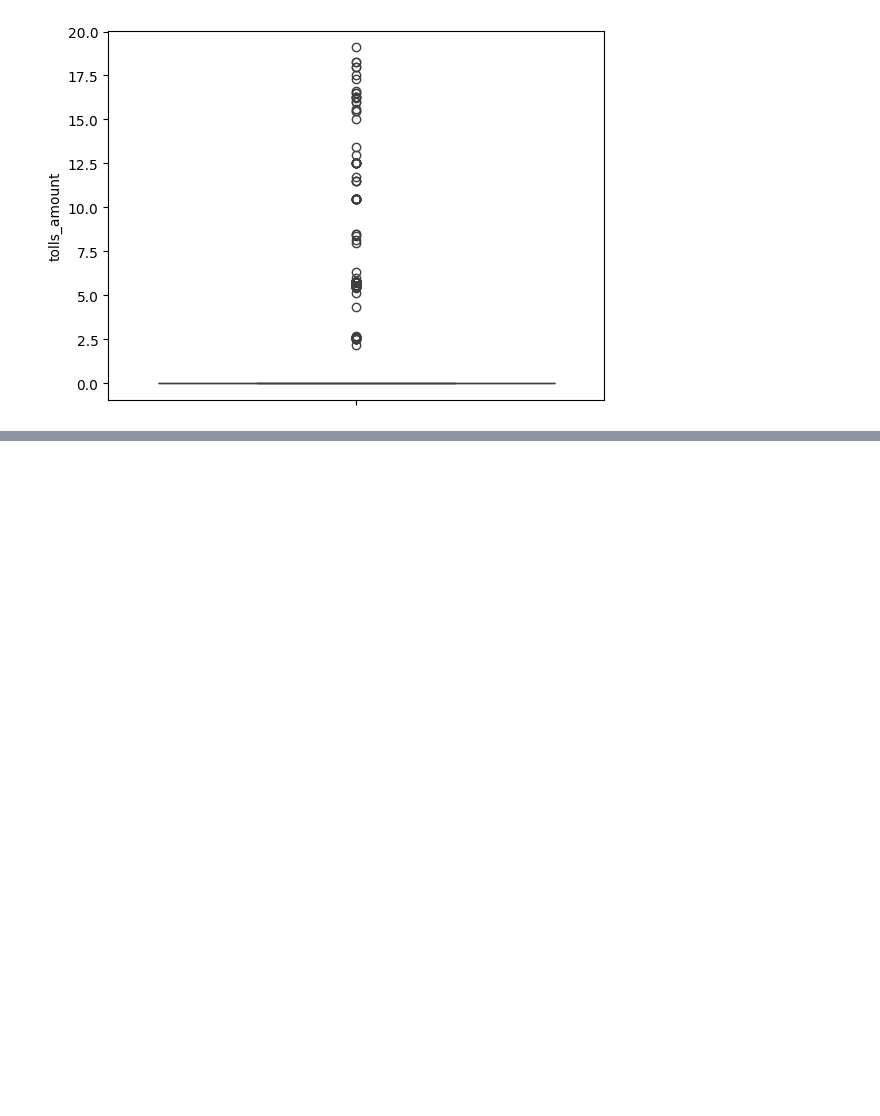
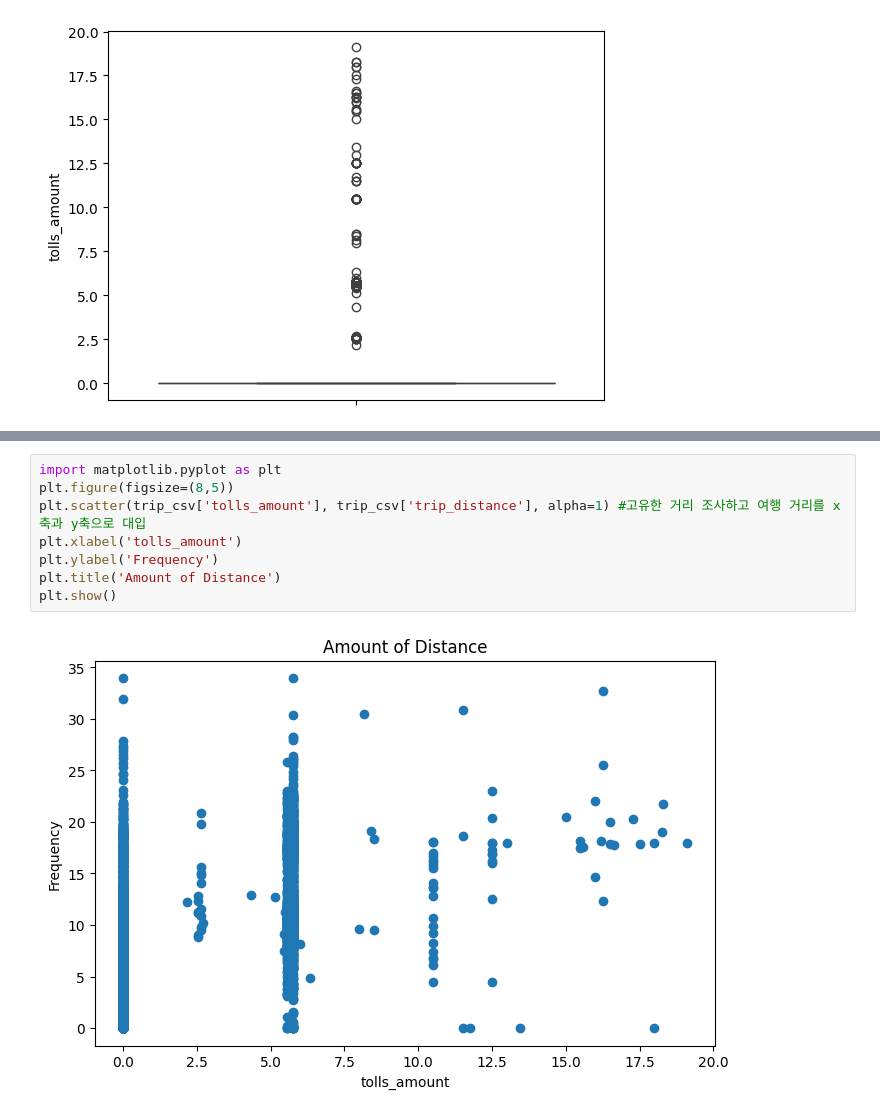
Before and after one commit to komh9575/first-repository, a Jupyter notebook: 택시요금.ipynb, the cells around one changed output, grey strips where cells are left out. Cells and saved outputs as stored; diff of their text form; blank space fills up the shorter version.

```diff
--- a/택시요금.ipynb
+++ b/택시요금.ipynb
@@ -118,0 +214,10 @@ for col in numeric_cols:
+# %%
+import matplotlib.pyplot as plt
+plt.figure(figsize=(8,5))
+plt.scatter(trip_csv['tolls_amount'], trip_csv['trip_distance'], alpha=1) #고유한 거리 조사하고 여행 거리를 x축과 y축으로 대입
+plt.xlabel('tolls_amount')
+plt.ylabel('Frequency')
+plt.title('Amount of Distance')
+plt.show()
+# %% [output]
+[figure, added]
```
Also changed, not shown: parts of 15 cells of this notebook.
